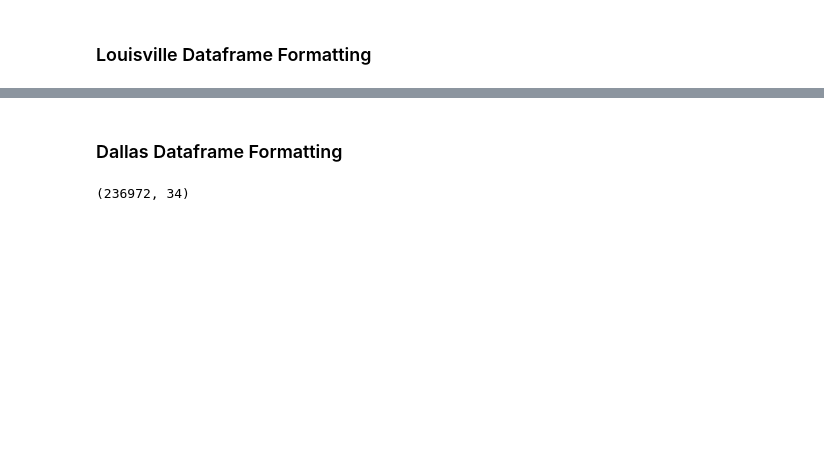
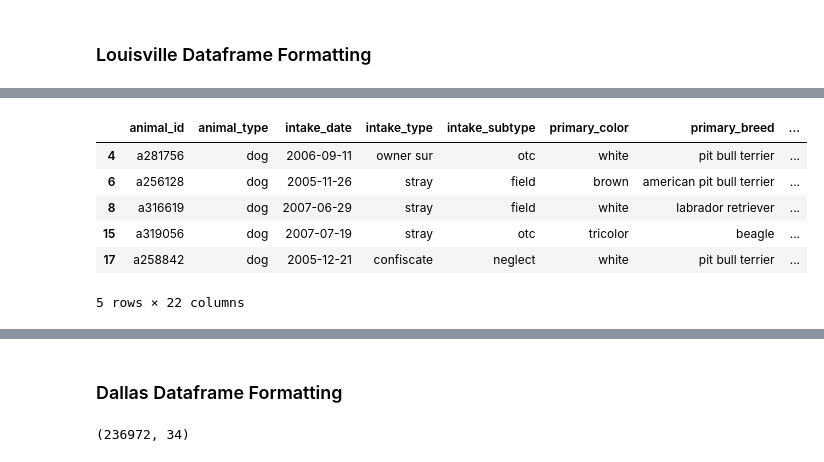
Before and after one commit to phil-cork/animal-services, a Jupyter notebook: Data_Wrangling.ipynb, the cells around one changed output, grey strips where cells are left out. Cells and saved outputs as stored; diff of their text form; code cells hidden in the pictures; blank space fills up the shorter version.

```diff
--- a/Data_Wrangling.ipynb
+++ b/Data_Wrangling.ipynb
@@ -114,0 +165,3 @@ louisville = pd.read_csv("Data/Louisville_Animal_IO_Data_5.csv")
+# %%
+louisville['breed'] = louisville['primary_breed'] + " / " + louisville['secondary_breed']
+louisville['color'] = louisville['primary_color'] + " / " + louisville['secondary_color']
@@ -115,26 +184,10 @@ louisville = pd.read_csv("Data/Louisville_Animal_IO_Data_5.csv")
 # %%
-louisville.drop(['SecondaryColor',
+louisville.drop(['secondary_color',
                  'IntakeReason',
                  'IntakeInternalStatus',
                  'OutcomeReason',
                  'OutcomeInternalStatus',
-                 'SecondaryBreed'], axis=1, inplace=True)
+                 'secondary_breed',
+                'primary_breed',
+                'primary_color'], axis=1, inplace=True)
-# %%
-louisville.rename(columns={'AnimalID':'animal_id',
-                          'AnimalType':'animal_type',
-                          'IntakeDate':'intake_date',
-                          'IntakeType':'intake_type',
-                          'IntakeSubtype':'intake_subtype',
-                          'PrimaryColor':'color',
-                          'PrimaryBreed':'breed',
-                          'Gender':'gender',
-                          'DOB':'birth_date',
-                          'IntakeAsilomarStatus':'intake_condition',
-                          'ReproductiveStatusAtIntake':'intake_repro',
-                          'OutcomeDate':'outcome_date',
-                          'OutcomeType':'outcome_type',
-                          'OutcomeSubtype':'outcome_subtype',
-                          'OutcomeAsilomarStatus':'outcome_condition',
-                          'ReproductiveStatusAtOutcome':'outcome_repro',
-                          }, inplace=True)
 # %%
@@ -159,9 +208,9 @@ louisville['outcome_date'] = pd.to_datetime(louisville['outcome_date']).dt.date
 louisville['birth_date'] = pd.to_datetime(louisville['birth_date']).dt.date
 
 # calculate age as the difference between their intake date and date of birth where available
-louisville.loc[:,'age'] = louisville.loc[:,'intake_date'] - louisville.loc[:,'birth_date']
-louisville['age'] = pd.to_numeric(louisville['age'])/86400000000000
+louisville.loc[:,'age_days'] = louisville.loc[:,'intake_date'] - louisville.loc[:,'birth_date']
+louisville['age_days'] = pd.to_numeric(louisville['age_days'])/86400000000000
 
 # calculate time in system
-louisville.loc[:,'time_in'] = louisville.loc[:,'outcome_date'] - louisville.loc[:,'intake_date']
-louisville['time_in'] = pd.to_numeric(louisville['time_in'])/86400000000000
+louisville.loc[:,'days_in'] = louisville.loc[:,'outcome_date'] - louisville.loc[:,'intake_date']
+louisville['days_in'] = pd.to_numeric(louisville['days_in'])/86400000000000
@@ -170,2 +217,16 @@ louisville['city'] = 'louisville'
 # %%
+louisville['city'] = 'louisville'
+
 louisville['gender'] = louisville['gender'].str.split().str[-1]
+
+louisville.drop(['birth_date'],axis=1,inplace=True)
+
+louisville.head()
+# %% [output]
+|  | animal_id | animal_type | intake_date | intake_type | intake_subtype | primary_color | primary_breed | ... |
+| 4 | a281756 | dog | 2006-09-11 | owner sur | otc | white | pit bull terrier | ... |
+| 6 | a256128 | dog | 2005-11-26 | stray | field | brown | american pit bull terrier | ... |
+| 8 | a316619 | dog | 2007-06-29 | stray | field | white | labrador retriever | ... |
+| 15 | a319056 | dog | 2007-07-19 | stray | otc | tricolor | beagle | ... |
+| 17 | a258842 | dog | 2005-12-21 | confiscate | neglect | white | pit bull terrier | ... |
+5 rows × 22 columns
```
Also changed, not shown: parts of 64 cells of this notebook, 2 other files.
